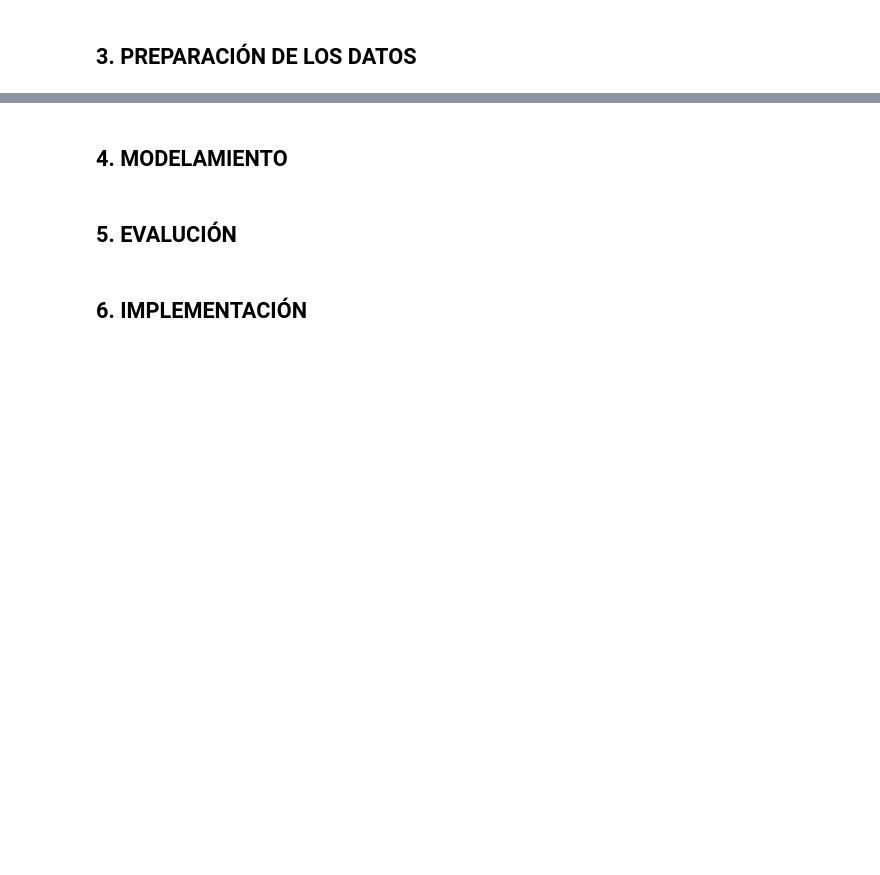
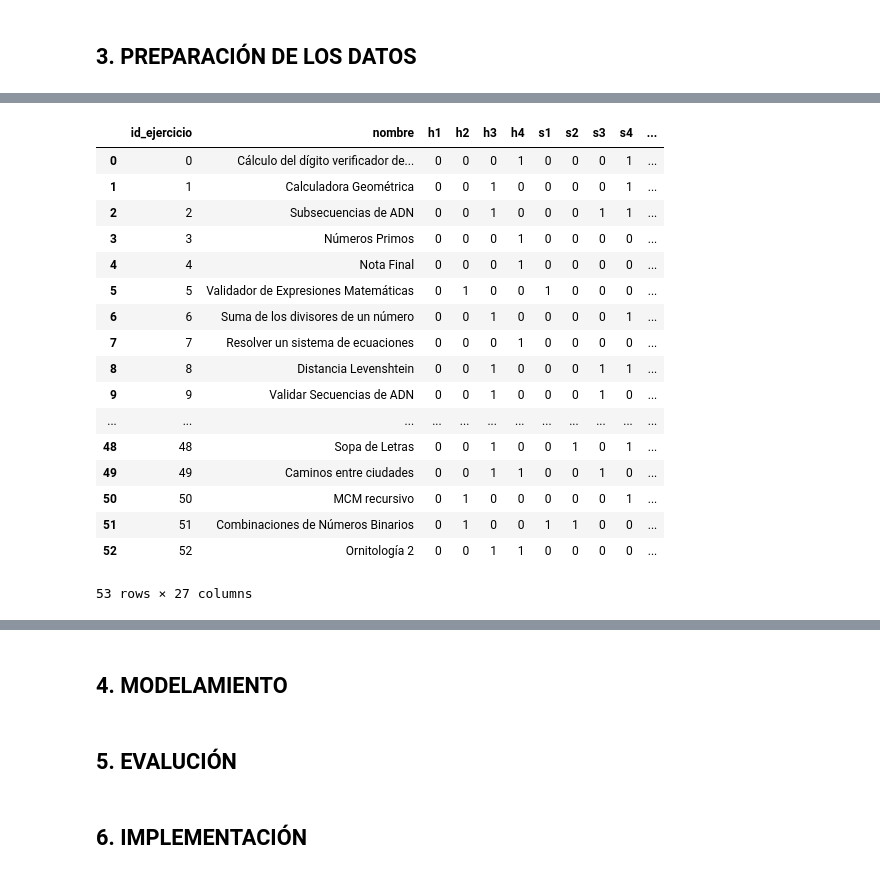
Before and after one commit to edgar-ramxs/RecSysUnab, a Jupyter notebook: RecSysUnab.ipynb, the cells around one changed output, grey strips where cells are left out. Saved outputs shown, nothing was run; the diff lists cells and outputs as text; code cells hidden in the pictures; blank space fills up the shorter version.

```diff
--- a/RecSysUnab.ipynb
+++ b/RecSysUnab.ipynb
@@ -570,0 +842,3 @@ df_prueba_diagnostico.head()
+# %%
+programas = dataset.query(" `programa`=='UNAB16507' or `programa`=='UNAB35636' or `programa`=='UNAB10100' ")
+programas
@@ -570,0 +850,3 @@ df_prueba_diagnostico.head()
+# %%
+dataset.drop(programas.index, inplace=True)
+print(dataset.shape)
@@ -643,0 +887,3 @@ matrix_factorization_rechadas
+# %%
+matrix_factorization = crear_matriz_factorizacion(dataset, df_catalogo, columna_usuario='id_estudiante')
+matrix_factorization
@@ -643,0 +904,3 @@ matrix_factorization_rechadas
+# %%
+df_catalogo = calcular_ratio_interacciones(matrix_factorization, df_catalogo)
+df_catalogo.head(10)
@@ -643,0 +940,21 @@ matrix_factorization_rechadas
+# %%
+df_catalogo
+# %% [output]
+|  | id_ejercicio | nombre | h1 | h2 | h3 | h4 | s1 | s2 | s3 | s4 | ... |
+| 0 | 0 | Cálculo del dígito verificador de... | 0 | 0 | 0 | 1 | 0 | 0 | 0 | 1 | ... |
+| 1 | 1 | Calculadora Geométrica | 0 | 0 | 1 | 0 | 0 | 0 | 0 | 1 | ... |
+| 2 | 2 | Subsecuencias de ADN | 0 | 0 | 1 | 0 | 0 | 0 | 1 | 1 | ... |
+| 3 | 3 | Números Primos | 0 | 0 | 0 | 1 | 0 | 0 | 0 | 0 | ... |
+| 4 | 4 | Nota Final | 0 | 0 | 0 | 1 | 0 | 0 | 0 | 0 | ... |
+| 5 | 5 | Validador de Expresiones Matemáticas | 0 | 1 | 0 | 0 | 1 | 0 | 0 | 0 | ... |
+| 6 | 6 | Suma de los divisores de un número | 0 | 0 | 1 | 0 | 0 | 0 | 0 | 1 | ... |
+| 7 | 7 | Resolver un sistema de ecuaciones | 0 | 0 | 0 | 1 | 0 | 0 | 0 | 0 | ... |
+| 8 | 8 | Distancia Levenshtein | 0 | 0 | 1 | 0 | 0 | 0 | 1 | 1 | ... |
+| 9 | 9 | Validar Secuencias de ADN | 0 | 0 | 1 | 0 | 0 | 0 | 1 | 0 | ... |
+| ... | ... | ... | ... | ... | ... | ... | ... | ... | ... | ... | ... |
+| 48 | 48 | Sopa de Letras | 0 | 0 | 1 | 0 | 0 | 1 | 0 | 1 | ... |
+| 49 | 49 | Caminos entre ciudades | 0 | 0 | 1 | 1 | 0 | 0 | 1 | 0 | ... |
+| 50 | 50 | MCM recursivo | 0 | 1 | 0 | 0 | 0 | 0 | 0 | 1 | ... |
+| 51 | 51 | Combinaciones de Números Binarios | 0 | 1 | 0 | 0 | 1 | 1 | 0 | 0 | ... |
+| 52 | 52 | Ornitología 2 | 0 | 0 | 1 | 1 | 0 | 0 | 0 | 0 | ... |
+53 rows × 27 columns
```
Also changed, not shown: parts of 146 cells of this notebook, 31 other files.
